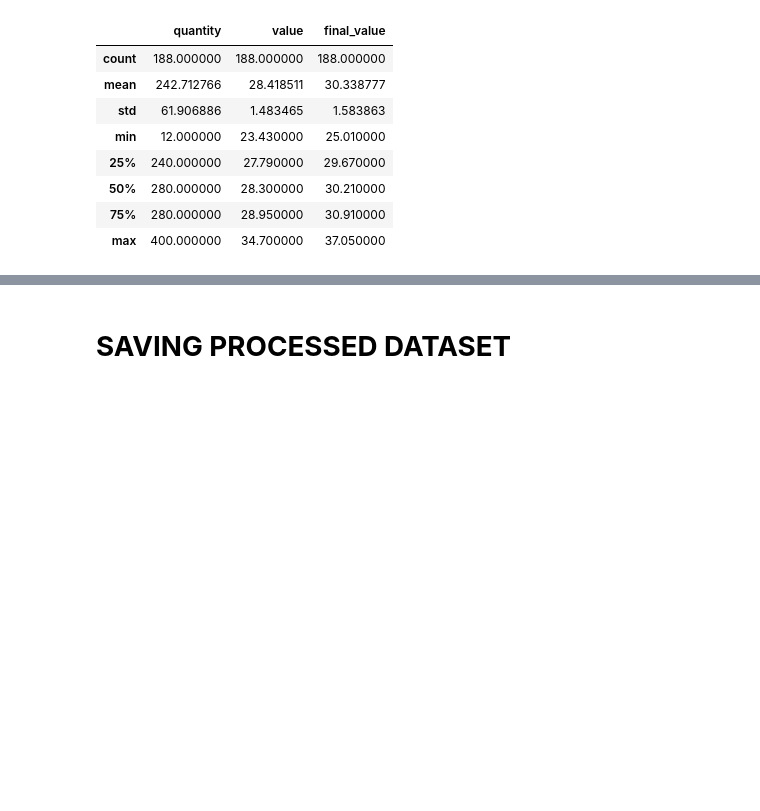
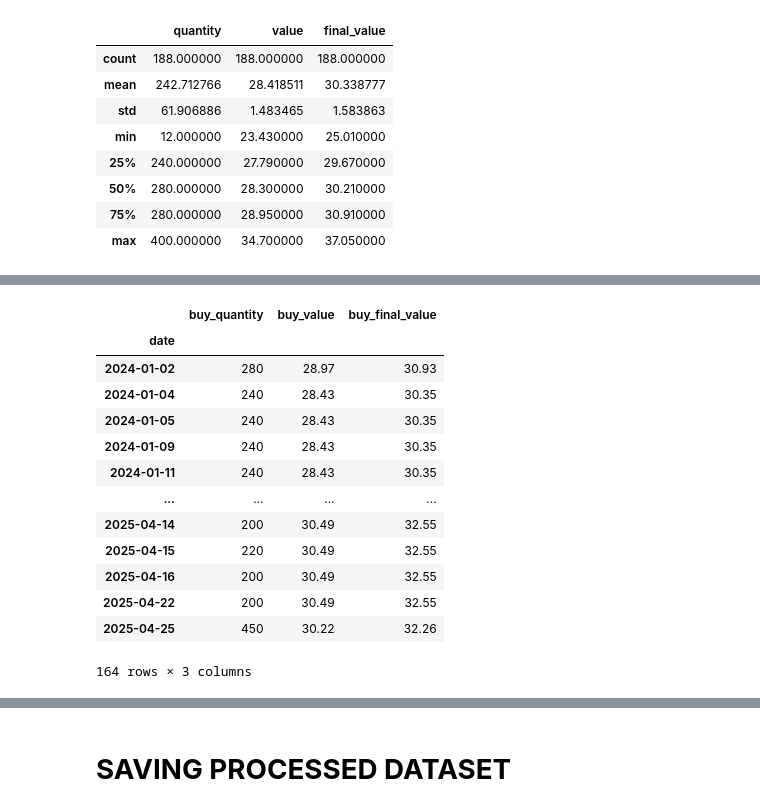
Before and after one commit to fabiogaldinho/Dynamic-Pricing, a Jupyter notebook: notebooks/01_Data_Cleaning.ipynb, the cells around one changed output, grey strips where cells are left out. Saved outputs shown, nothing was run; the diff lists cells and outputs as text; code cells hidden in the pictures; blank space fills up the shorter version.

```diff
--- a/notebooks/01_Data_Cleaning.ipynb
+++ b/notebooks/01_Data_Cleaning.ipynb
@@ -334,0 +382,22 @@ df2.describe(include = ['float', 'int'])
+# %%
+i = {'quantity':'buy_quantity', 'value':'buy_value','final_value':'buy_final_value'}
+df2_agg = df2.groupby('date').agg({'quantity': 'sum', 'value': 'mean', 'final_value': 'mean'}).rename(columns = i)
+df2_agg = df2_agg.astype({'buy_quantity':'int64'})
+df2_agg['buy_value'] = np.round(df2_agg['buy_value'], decimals = 2)
+df2_agg['buy_final_value'] = np.round(df2_agg['buy_final_value'], decimals = 2)
+df2_agg
+# %% [output]
+|  | buy_quantity | buy_value | buy_final_value |
+| date |  |  |  |
+| 2024-01-02 | 280 | 28.97 | 30.93 |
+| 2024-01-04 | 240 | 28.43 | 30.35 |
+| 2024-01-05 | 240 | 28.43 | 30.35 |
+| 2024-01-09 | 240 | 28.43 | 30.35 |
+| 2024-01-11 | 240 | 28.43 | 30.35 |
+| ... | ... | ... | ... |
+| 2025-04-14 | 200 | 30.49 | 32.55 |
+| 2025-04-15 | 220 | 30.49 | 32.55 |
+| 2025-04-16 | 200 | 30.49 | 32.55 |
+| 2025-04-22 | 200 | 30.49 | 32.55 |
+| 2025-04-25 | 450 | 30.22 | 32.26 |
+164 rows × 3 columns
```
Also changed, not shown: parts of 14 cells of this notebook, 2 other files.
